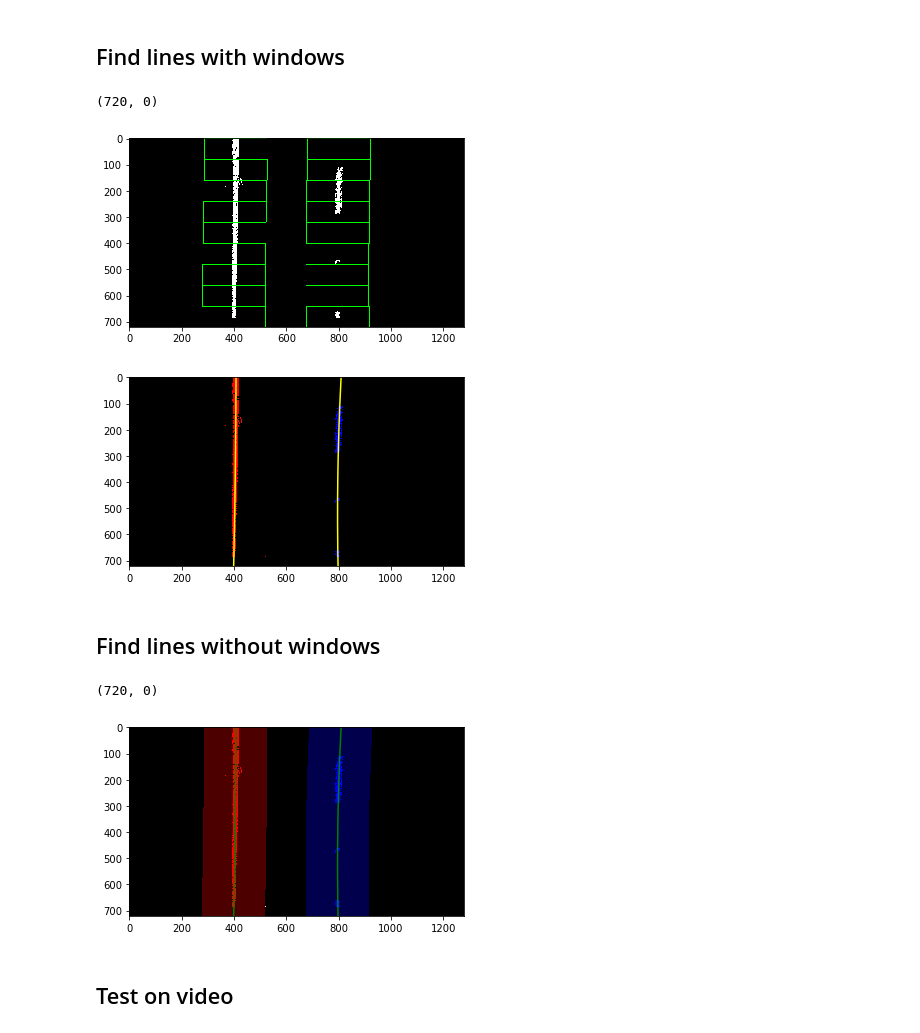
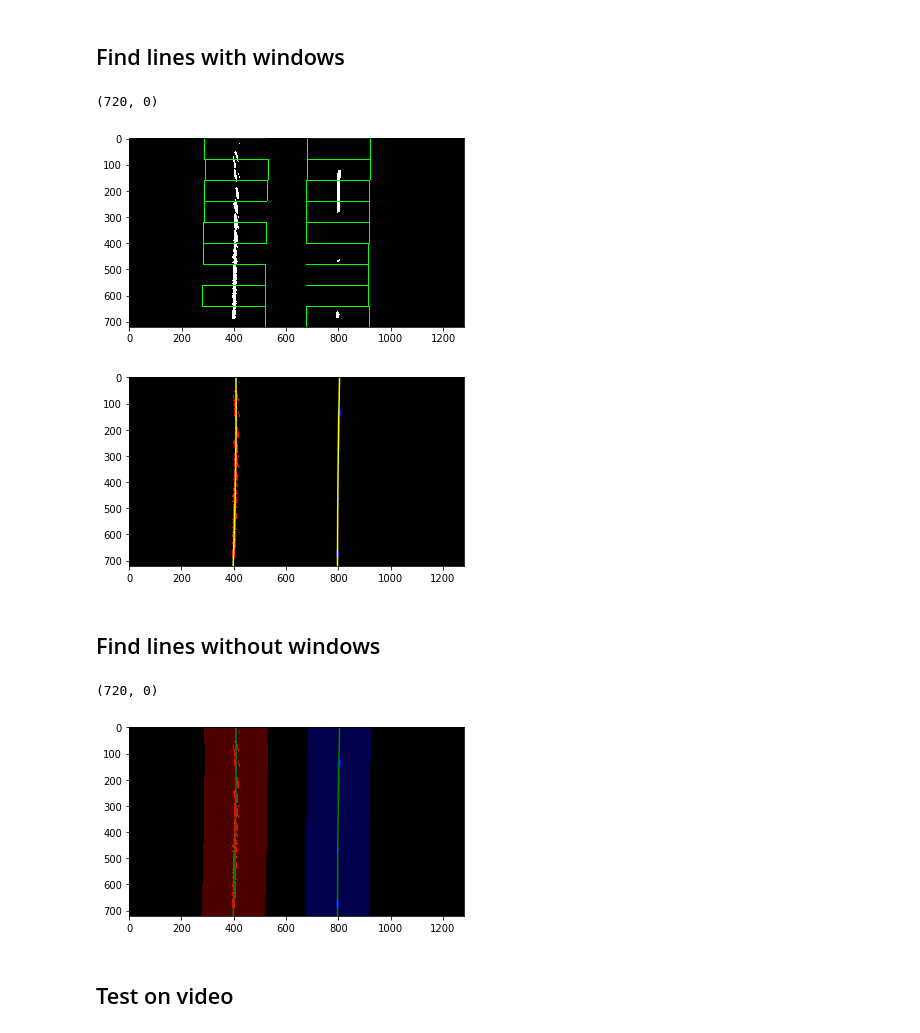
Before and after one commit to dhkim0225/CarND-Advanced_Lane_Line_Detection, a Jupyter notebook: Advanced_line_detection.ipynb, the cells around one changed output. Cells and saved outputs as stored; diff of their text form; code cells hidden in the pictures.

```diff
--- a/Advanced_line_detection.ipynb
+++ b/Advanced_line_detection.ipynb
@@ -260,0 +88,17 @@ plt.imshow(img8_combined)
+# %%
+def read_image(img_path):
+    img = cv2.imread(img_path)
+    img = cv2.cvtColor(img, cv2.COLOR_BGR2RGB)
+    img = cal_undistort(img, objpoints, imgpoints)
+    return img
+
+img1 = read_image('./test_images/straight_lines1.jpg')
+img2 = read_image('./test_images/straight_lines2.jpg')
+img3 = read_image('./test_images/test1.jpg')
+img4 = read_image('./test_images/test2.jpg')
+img5 = read_image('./test_images/test3.jpg')
+img6 = read_image('./test_images/test4.jpg')
+img7 = read_image('./test_images/test5.jpg')
+img8 = read_image('./test_images/test6.jpg')
+
+plt.imshow(img1)
@@ -341,0 +197,26 @@ plt.imsave('./output_images/test_images_output/unwarped_test6.png', img8_unwarpe
+# %%
+img1_combined = getCombined(img1_unwarped)
+img2_combined = getCombined(img2_unwarped)
+img3_combined = getCombined(img3_unwarped)
+img4_combined = getCombined(img4_unwarped)
+img5_combined = getCombined(img5_unwarped)
+img6_combined = getCombined(img6_unwarped)
+img7_combined = getCombined(img7_unwarped)
+img8_combined = getCombined(img8_unwarped)
+
+plt.figure()
+plt.imshow(img1_combined)
+plt.figure()
+plt.imshow(img2_combined)
+plt.figure()
+plt.imshow(img3_combined)
+plt.figure()
+plt.imshow(img4_combined)
+plt.figure()
+plt.imshow(img5_combined)
+plt.figure()
+plt.imshow(img6_combined)
+plt.figure()
+plt.imshow(img7_combined)
+plt.figure()
+plt.imshow(img8_combined)
@@ -402,36 +302,36 @@ def find_lines_with_window(binary_warped):
     lefty = nonzeroy[left_lane_inds]
     rightx = nonzerox[right_lane_inds]
     righty = nonzeroy[right_lane_inds]
 
     # Fit a second order polynomial to each
     if len(leftx) > 10:
         left_fit = np.polyfit(lefty, leftx, 2)
     if len(rightx) > 10:
         right_fit = np.polyfit(righty, rightx, 2)
 
     # Generate x and y values for plotting
     left_fitx = left_fit[0]*ploty**2 + left_fit[1]*ploty + left_fit[2]
     right_fitx = right_fit[0]*ploty**2 + right_fit[1]*ploty + right_fit[2]
 
     out_img = np.dstack((binary_warped, binary_warped, binary_warped))*255
     out_img[nonzeroy[left_lane_inds], nonzerox[left_lane_inds]] = [255, 0, 0]
     out_img[nonzeroy[right_lane_inds], nonzerox[right_lane_inds]] = [0, 0, 255]
 
     return left_fit, right_fit, left_fitx, right_fitx, out_img, ploty
 #    return out_img
-left_fit, right_fit, left_fitx, right_fitx, out_img, ploty = find_lines_with_window(img1_unwarped)
+left_fit, right_fit, left_fitx, right_fitx, out_img, ploty = find_lines_with_window(img1_combined)
 plt.figure()
 plt.imshow(out_img)
 plt.imsave('./output_images/test_images_output/find_lines_with_window.png', out_img)
 
 plt.plot(left_fitx, ploty, color='yellow')
 plt.plot(right_fitx, ploty, color='yellow')
 plt.xlim(0, 1280)
 plt.ylim(720, 0)
 # %% [output]
 (720, 0)
-[figure, old version]
+[figure, new version]
-[figure, old version]
+[figure, new version]
 # %% [markdown]
 ## Find lines without windows
 # %%
@@ -488,7 +388,7 @@ def find_lines_without_window(left_fit, right_fit, binary_warped):
 
     return output, left_fit, right_fit, left_fitx, right_fitx, ploty
 
-out_img, left_fit, right_fit, left_fitx, right_fitx, ploty = find_lines_without_window(left_fit, right_fit, img1_unwarped)
+out_img, left_fit, right_fit, left_fitx, right_fitx, ploty = find_lines_without_window(left_fit, right_fit, img1_combined)
 plt.imshow(out_img)
 plt.imsave('./output_images/test_images_output/find_lines_without_window.png', out_img)
 
@@ -498,7 +398,7 @@ plt.xlim(0, 1280)
 plt.ylim(720, 0)
 # %% [output]
 (720, 0)
-[figure, old version]
+[figure, new version]
 # %%
 #Function for drawing line areas and information text
 def draw_info(img, warped_img, left_fitx, right_fitx, ploty, dst, src, left_from_center, average_curverad):
```
Also changed, not shown: parts of 21 cells of this notebook, 22 other files.
